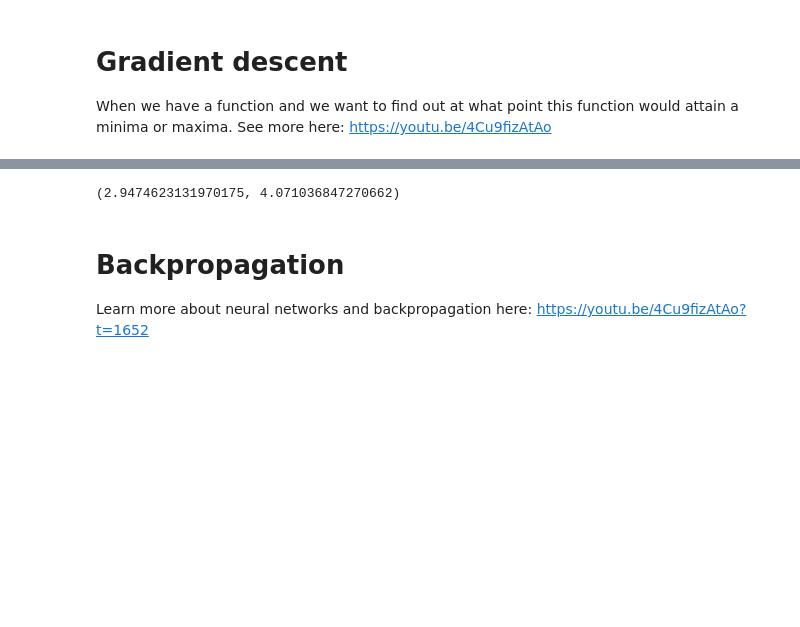
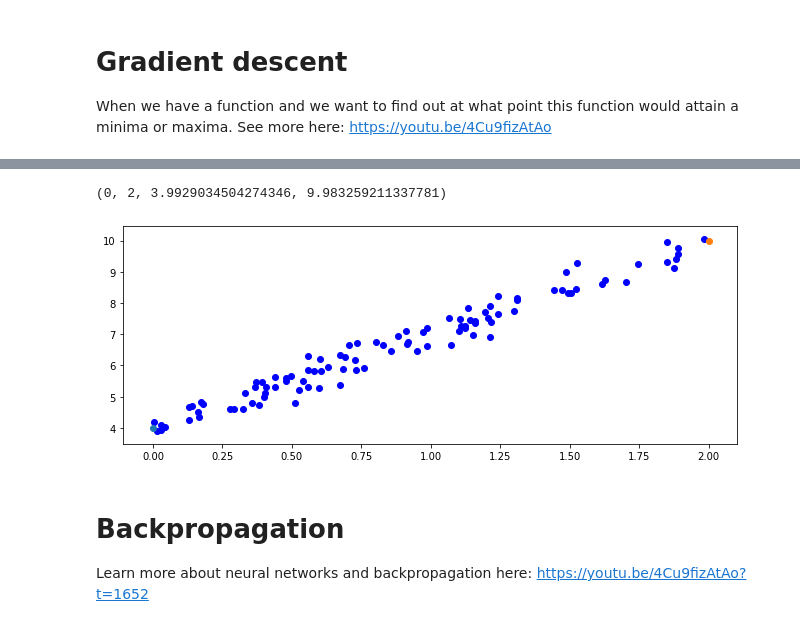
Before and after one commit to cloudxlab/iitr-deep-learning-spl-tf2, a Jupyter notebook: backprop_from_scratch.ipynb, the cells around one changed output, grey strips where cells are left out. Drawn from its saved outputs; the diff is of its cells as text; code cells hidden in the pictures; blank space fills up the shorter version.

```diff
--- a/backprop_from_scratch.ipynb
+++ b/backprop_from_scratch.ipynb
@@ -334,15 +358,14 @@ error(3, 4, X, y)
 # %%
 def grad_fit(X, y):
-    m0 = np.random.random()
-    c0 = np.random.random()
+    m = np.random.random()
+    c = np.random.random()
+    learning_rate = 0.001
     for i in range(100):
-        dE_dm = diffp(error, 0, m0, c0, X, y)
-        dE_dc = diffp(error, 1, m0, c0, X, y)
+        dE_dm = diffp(error, 0, m, c, X, y)
+        dE_dc = diffp(error, 1, m, c, X, y)
 
-        m0 = m0 - 0.001 * dE_dm
-        c0 = c0 - 0.001 * dE_dc
-    return (m0, c0)
+        m = m - learning_rate * dE_dm
+        c = c - learning_rate * dE_dc
+    return (m, c)
 # %%
-grad_fit(X, y)
+m, c = grad_fit(X, y)
-# %% [output]
-(2.9474623131970175, 4.071036847270662)
@@ -351,3 +372,27 @@ grad_fit(X, y)
+# %%
+x1, x2, y1, y2
+# %% [output]
+(0, 2, 3.9929034504274346, 9.983259211337781)
+# %%
+from matplotlib import pyplot as plt
+
+x1 = 0
+x2 = 2
+
+y1 = m*x1 + c
+y2 = m*x2 + c
+
+ycap = m*X + c
+plt.figure(figsize=(11,4))
+plt.subplot()
+
+plt.scatter(X, ycap, color='r')
+plt.plot(x1, y1, x2, y2, marker = 'o')
+plt.subplot()
+plt.scatter(X, y, color='b')
+plt.show()
+# %% [output]
+[figure, added]
 # %% [markdown]
 # Backpropagation
 
```
Also changed, not shown: parts of 19 cells of this notebook.
